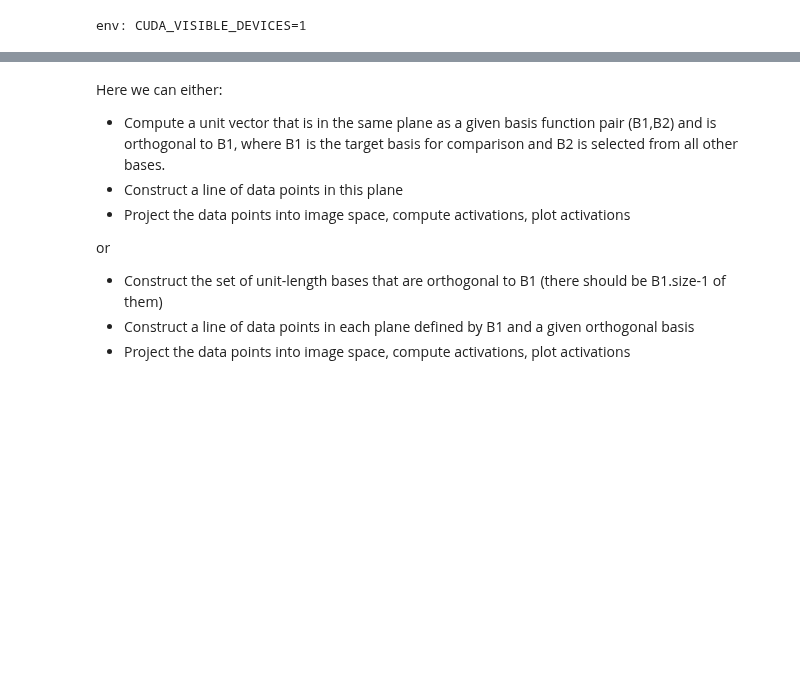
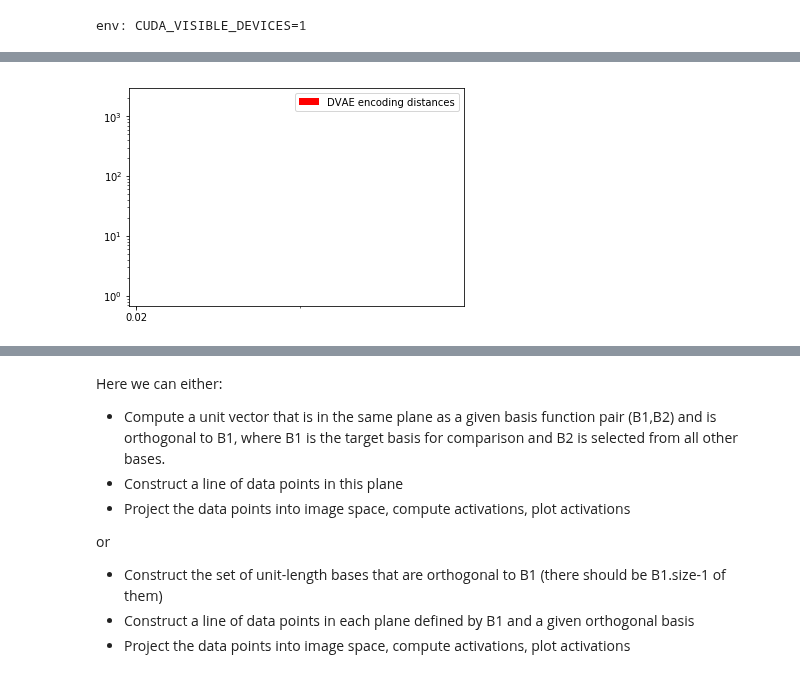
Before and after one commit to dpaiton/DeepSparseCoding, a Jupyter notebook: vis_iso_contours.ipynb, the cells around one changed output, grey strips where cells are left out. Cells and saved outputs as stored; diff of their text form; code cells hidden in the pictures; blank space fills up the shorter version.

```diff
--- a/vis_iso_contours.ipynb
+++ b/vis_iso_contours.ipynb
@@ -33,0 +104,54 @@ analyzer.load_analysis(save_info=analysis_params.save_info)
+# %%
+dist = lambda x,y: np.sum(np.square(y-x))
+
+img_distances = [dist(image_set[img_id, ...], image_set[0, ...]) for img_id in range(1, image_set.shape[0])]
+
+lca_enc_distances = [dist(lca_activations[img_id, ...], lca_activations[0, ...])
+  for img_id in range(1, lca_activations.shape[0])]
+lca_rec_distances = [dist(lca_recons[img_id, ...], lca_recons[0, ...])
+  for img_id in range(1, lca_recons.shape[0])]
+
+dvae_enc_distances = [dist(dvae_activations[img_id, ...], dvae_activations[0, ...])
+  for img_id in range(1, dvae_activations.shape[0])]
+dvae_rec_distances = [dist(dvae_recons[img_id, ...], dvae_recons[0, ...])
+  for img_id in range(1, dvae_recons.shape[0])]
+# %%
+total_distances = img_distances+lca_enc_distances+lca_rec_distances+dvae_enc_distances+dvae_rec_distances
+
+num_bins = 20
+min_dist = np.min(total_distances)
+max_dist = np.max(total_distances)
+bins = np.linspace(min_dist, max_dist, num_bins)
+
+
+img_hist, bin_edges = np.histogram(img_distances, bins=bins)
+
+lca_enc_hist = np.histogram(lca_enc_distances, bins=bins)[0]
+lca_rec_hist = np.histogram(lca_rec_distances, bins=bins)[0]
+
+dvae_enc_hist = np.histogram(dvae_enc_distances, bins=bins)[0]
+dvae_rec_hist = np.histogram(dvae_rec_distances, bins=bins)[0]
+
+bin_left, bin_right = bin_edges[:-1], bin_edges[1:]
+bin_centers = bin_left + (bin_right - bin_left)/2
+
+fig, ax = plt.subplots(1)
+
+#ax.bar(bin_centers, img_hist, color='b', width=0.01, label="image distances")
+
+#ax.bar(bin_left, lca_enc_hist, color='k', width=0.01, label="LCA encoding distances")
+#ax.bar(bin_left, lca_rec_hist, color='k', width=0.01, label="LCA recon distances")
+
+ax.bar(bin_right, dvae_enc_hist, color='r', width=0.01, label="DVAE encoding distances")
+#ax.bar(bin_right, dvae_rec_hist, color='r', width=0.01, label="DVAE recon distances")
+
+ax.set_yscale("log", nonposy='clip')
+
+ax.set_xticks(bin_left, minor=True)
+ax.set_xticks(bin_left[::2], minor=False)
+ax.set_xlim(0.0, 1.0)
+ax.xaxis.set_major_formatter(FormatStrFormatter("%0.2f"))
+ax.legend()
+plt.show()
+# %% [output]
+[figure, added]
```
Also changed, not shown: parts of 31 cells of this notebook.
